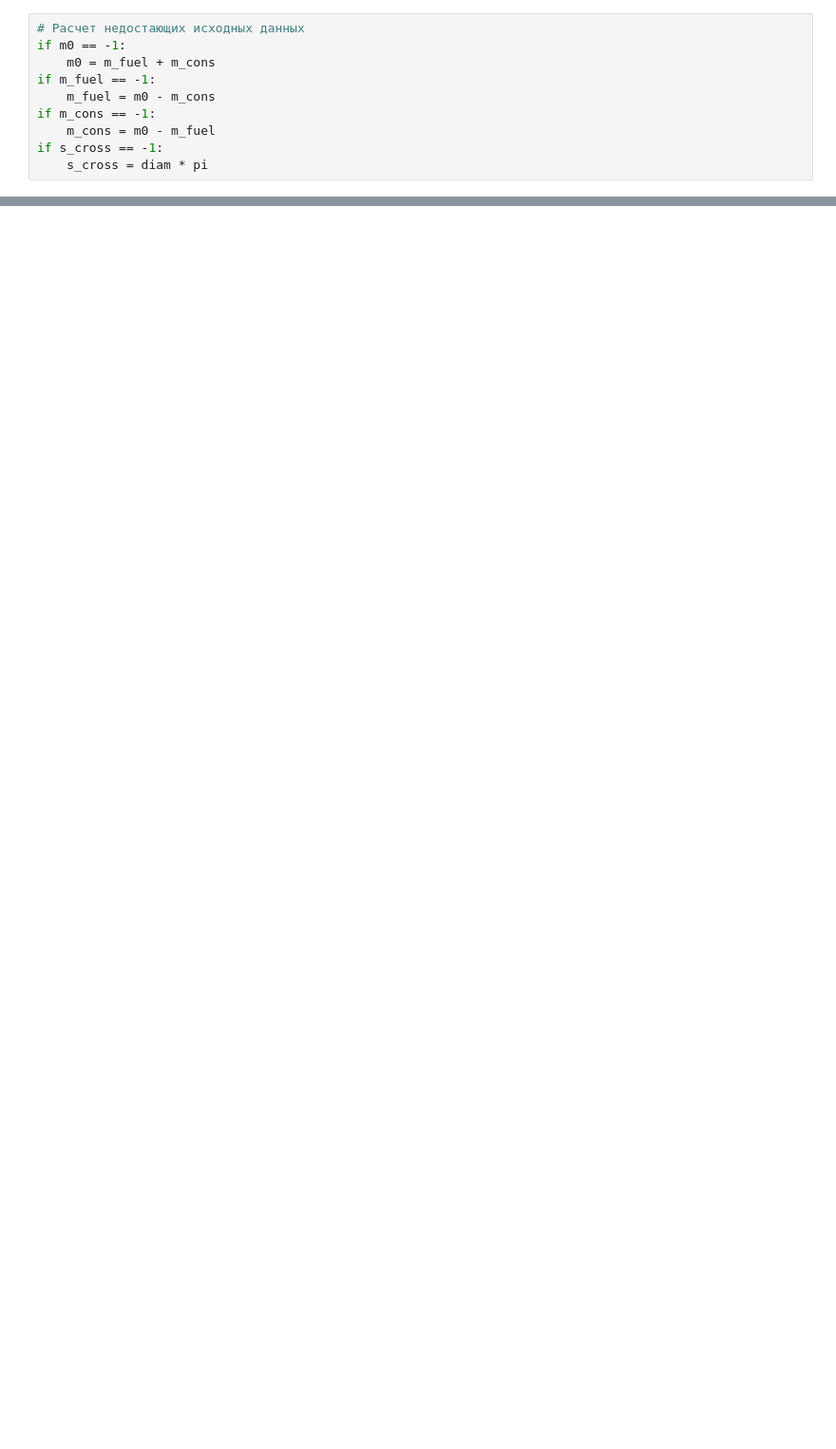
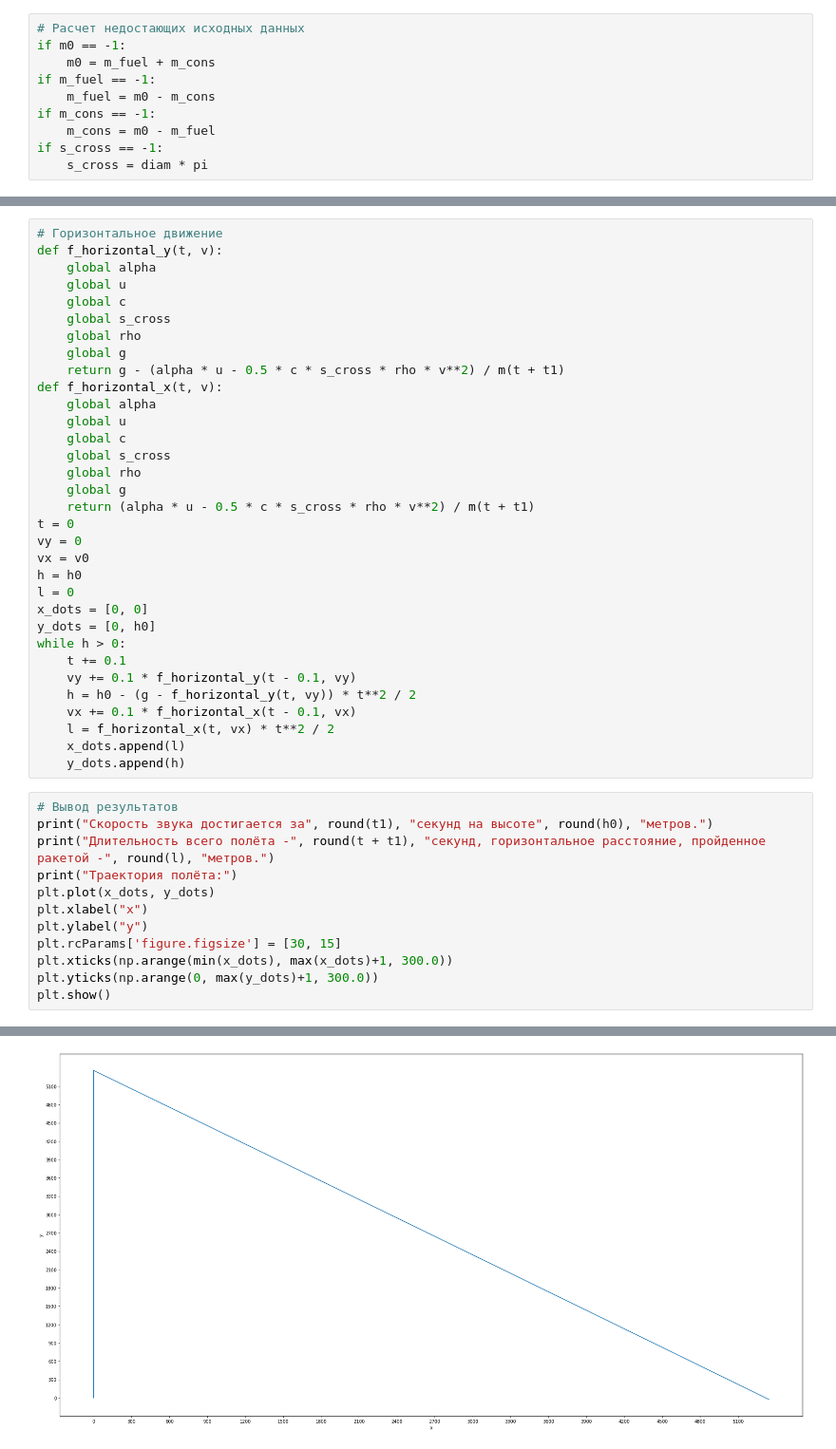
Before and after one commit to smbdyy/physics_modelling_ballistic, a Jupyter notebook: main.ipynb, the cells around one changed output, grey strips where cells are left out. Shown: that part at 95% size. Cells and saved outputs as stored; diff of their text form; blank space fills up the shorter version.

```diff
--- a/main.ipynb
+++ b/main.ipynb
@@ -52,0 +84,46 @@ if s_cross == -1:
+# %%
+# Горизонтальное движение
+def f_horizontal_y(t, v):
+    global alpha
+    global u
+    global c
+    global s_cross
+    global rho
+    global g
+    return g - (alpha * u - 0.5 * c * s_cross * rho * v**2) / m(t + t1)
+def f_horizontal_x(t, v):
+    global alpha
+    global u
+    global c
+    global s_cross
+    global rho
+    global g
+    return (alpha * u - 0.5 * c * s_cross * rho * v**2) / m(t + t1)
+t = 0
+vy = 0
+vx = v0
+h = h0
+l = 0
+x_dots = [0, 0]
+y_dots = [0, h0]
+while h > 0:
+    t += 0.1
+    vy += 0.1 * f_horizontal_y(t - 0.1, vy)
+    h = h0 - (g - f_horizontal_y(t, vy)) * t**2 / 2
+    vx += 0.1 * f_horizontal_x(t - 0.1, vx)
+    l = f_horizontal_x(t, vx) * t**2 / 2
+    x_dots.append(l)
+    y_dots.append(h)
+# %%
+# Вывод результатов
+print("Скорость звука достигается за", round(t1), "секунд на высоте", round(h0), "метров.")
+print("Длительность всего полёта -", round(t + t1), "секунд, горизонтальное расстояние, пройденное ракетой -", round(l), "метров.")
+print("Траектория полёта:")
+plt.plot(x_dots, y_dots)
+plt.xlabel("x")
+plt.ylabel("y")
+plt.rcParams['figure.figsize'] = [30, 15]
+plt.xticks(np.arange(min(x_dots), max(x_dots)+1, 300.0))
+plt.yticks(np.arange(0, max(y_dots)+1, 300.0))
+plt.show()
+# %% [output]
@@ -52,0 +133 @@ if s_cross == -1:
+[figure, added]
```
Also changed, not shown: parts of 6 cells of this notebook, 1 other file.
